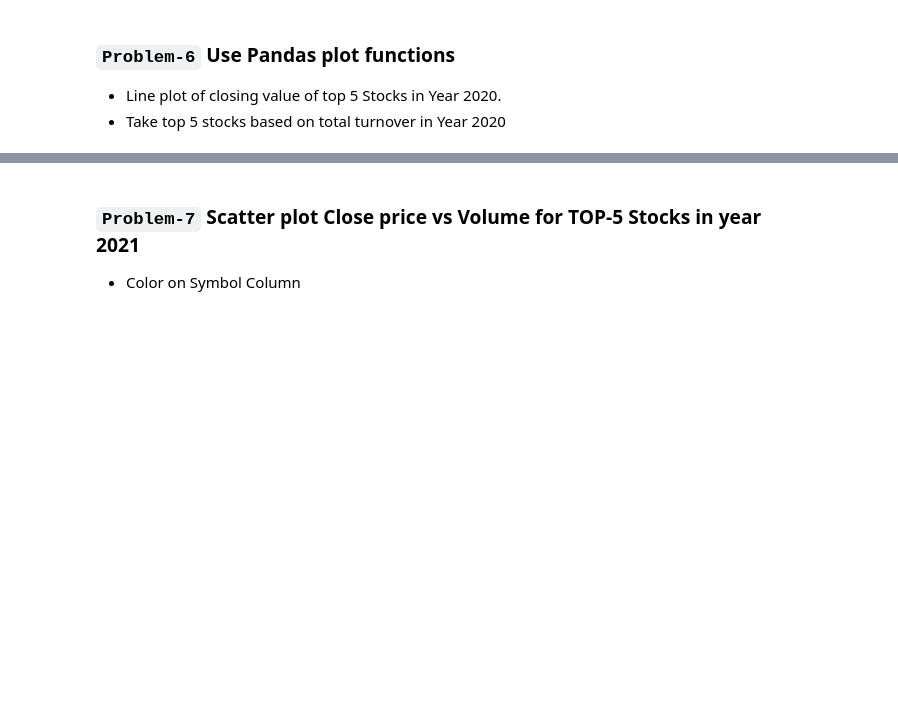
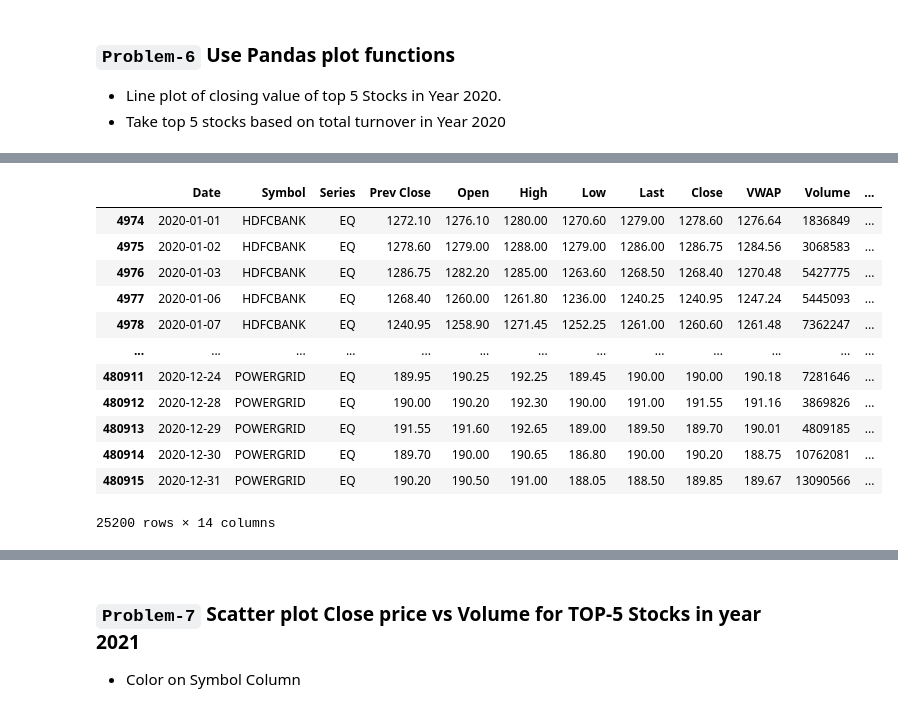
Before and after one commit to gmohite7/machine-learning, a Jupyter notebook: Week 09 Visualization/task_24.ipynb, the cells around one changed output, grey strips where cells are left out. Cells and saved outputs as stored; diff of their text form; code cells hidden in the pictures; blank space fills up the shorter version.

```diff
--- a/Week 09 Visualization/task_24.ipynb
+++ b/Week 09 Visualization/task_24.ipynb
@@ -151,3 +151,5 @@ Data Set Link - https://docs.google.com/spreadsheets/d/17tUL2yC7MGvo7txuuhLtAI-b
 * Volume: It gives the amount of stock traded on that date.
 * VWAP: The volume-weighted average price (VWAP) is a statistic used by traders to determine what the average price is based on both price and volume.
 * Turnover:
+# %%
+nifty = pd.read_csv('data/nifty-50.csv')
@@ -160,0 +193,2 @@ Data Set Link - https://docs.google.com/spreadsheets/d/17tUL2yC7MGvo7txuuhLtAI-b
+# %%
+nifty['Date'] = pd.to_datetime(nifty['Date'])
@@ -160,0 +199,16 @@ Data Set Link - https://docs.google.com/spreadsheets/d/17tUL2yC7MGvo7txuuhLtAI-b
+# %%
+temp_df
+# %% [output]
+|  | Date | Symbol | Series | Prev Close | Open | High | Low | Last | Close | VWAP | Volume | ... |
+| 4974 | 2020-01-01 | HDFCBANK | EQ | 1272.10 | 1276.10 | 1280.00 | 1270.60 | 1279.00 | 1278.60 | 1276.64 | 1836849 | ... |
+| 4975 | 2020-01-02 | HDFCBANK | EQ | 1278.60 | 1279.00 | 1288.00 | 1279.00 | 1286.00 | 1286.75 | 1284.56 | 3068583 | ... |
+| 4976 | 2020-01-03 | HDFCBANK | EQ | 1286.75 | 1282.20 | 1285.00 | 1263.60 | 1268.50 | 1268.40 | 1270.48 | 5427775 | ... |
+| 4977 | 2020-01-06 | HDFCBANK | EQ | 1268.40 | 1260.00 | 1261.80 | 1236.00 | 1240.25 | 1240.95 | 1247.24 | 5445093 | ... |
+| 4978 | 2020-01-07 | HDFCBANK | EQ | 1240.95 | 1258.90 | 1271.45 | 1252.25 | 1261.00 | 1260.60 | 1261.48 | 7362247 | ... |
+| ... | ... | ... | ... | ... | ... | ... | ... | ... | ... | ... | ... | ... |
+| 480911 | 2020-12-24 | POWERGRID | EQ | 189.95 | 190.25 | 192.25 | 189.45 | 190.00 | 190.00 | 190.18 | 7281646 | ... |
+| 480912 | 2020-12-28 | POWERGRID | EQ | 190.00 | 190.20 | 192.30 | 190.00 | 191.00 | 191.55 | 191.16 | 3869826 | ... |
+| 480913 | 2020-12-29 | POWERGRID | EQ | 191.55 | 191.60 | 192.65 | 189.00 | 189.50 | 189.70 | 190.01 | 4809185 | ... |
+| 480914 | 2020-12-30 | POWERGRID | EQ | 189.70 | 190.00 | 190.65 | 186.80 | 190.00 | 190.20 | 188.75 | 10762081 | ... |
+| 480915 | 2020-12-31 | POWERGRID | EQ | 190.20 | 190.50 | 191.00 | 188.05 | 188.50 | 189.85 | 189.67 | 13090566 | ... |
+25200 rows × 14 columns
```
Also changed, not shown: parts of 9 cells of this notebook, 1 other file.
